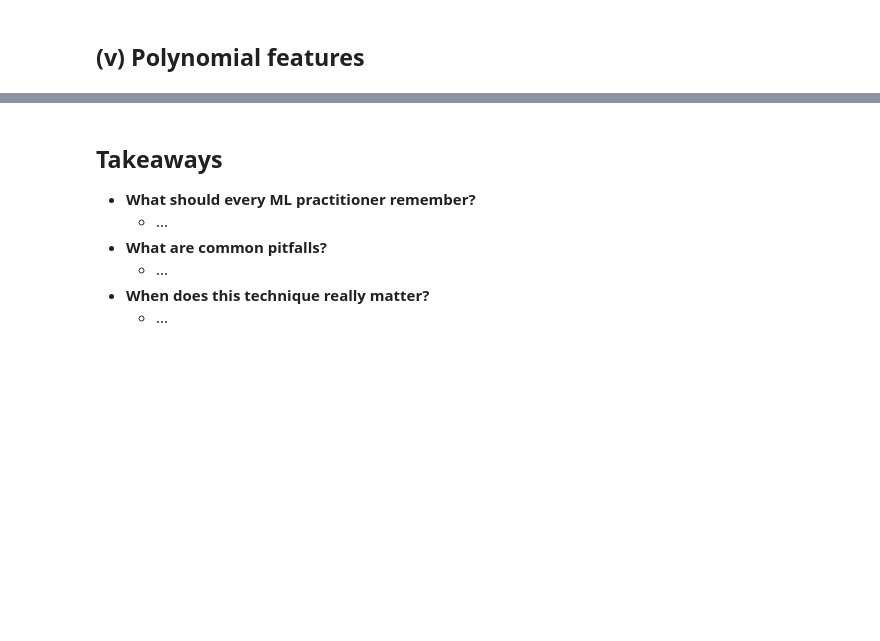
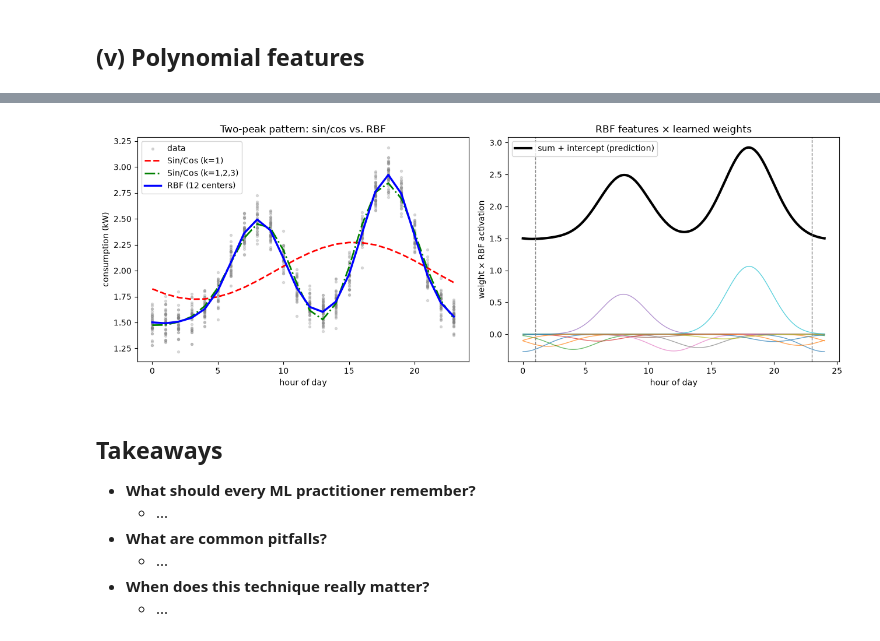
Before and after one commit to noraberinger/FeatureEngineering_HS2026, a Jupyter notebook: 02_Feature_Transformation.ipynb, the cells around one changed output, grey strips where cells are left out. Saved outputs shown, nothing was run; the diff lists cells and outputs as text; code cells hidden in the pictures; blank space fills up the shorter version.

Commit message:
Initial Commit for Periodic Features

```diff
--- a/02_Feature_Transformation.ipynb
+++ b/02_Feature_Transformation.ipynb
@@ -48,0 +170,77 @@ Most learners make implicit assumptions about their inputs: linear models assume
+# %%
+from sklearn.linear_model import Ridge
+
+P = 24
+
+def circ_dist(x, c, period=P):
+    d = np.abs(np.asarray(x)[:, None] - np.asarray(c)[None, :])
+    return np.minimum(d, period - d)
+
+def gauss(x, mu, sigma):
+    return np.exp(-circ_dist(x, [mu]).ravel()**2 / (2 * sigma**2))
+
+# Synthetic data with TWO peaks: 8:00 (smaller) and 18:00 (larger)
+rng = np.random.default_rng(0)
+hour = rng.integers(0, 24, size=1000)
+y = (1.5 + 1.0 * gauss(hour, 8, 2) + 1.4 * gauss(hour, 18, 2)
+     + rng.normal(0, 0.1, size=1000))
+df = pd.DataFrame({"hour": hour, "y": y})
+
+# Feature Sets
+def sincos(h, harmonics=(1,)):
+    cols = {}
+    for k in harmonics:
+        cols[f"sin{k}"] = np.sin(2*np.pi*k*h/P)
+        cols[f"cos{k}"] = np.cos(2*np.pi*k*h/P)
+    return pd.DataFrame(cols)
+
+centers = np.linspace(0, P, 12, endpoint=False)   # 0, 2, 4, ..., 22
+gamma = 0.15
+
+def rbf(h, centers=centers, gamma=gamma):
+    h = np.asarray(h)
+    return pd.DataFrame(np.exp(-gamma * circ_dist(h, centers)**2),
+                        columns=[f"rbf_{int(c)}" for c in centers])
+
+feature_sets = {
+    "Sin/Cos (k=1)":       lambda h: sincos(h, (1,)),
+    "Sin/Cos (k=1,2,3)":   lambda h: sincos(h, (1, 2, 3)),
+    "RBF (12 centers)":    lambda h: rbf(h),
+}
+
+models = {}
+for name, f in feature_sets.items():
+    m = Ridge(alpha=1e-3).fit(f(df["hour"]), df["y"])
+    models[name] = m
+    print(f"{name:20s} features={f(df['hour']).shape[1]:2d}  "
+          f"R² = {r2_score(df['y'], m.predict(f(df['hour']))):.3f}")
+
+# Visualisation
+grid = np.arange(0, 24)
+fig, ax = plt.subplots(1, 2, figsize=(13, 4.8))
+
+# Left: fits
+ax[0].scatter(df["hour"], df["y"], s=8, alpha=0.25, color="gray", label="data")
+styles = {"Sin/Cos (k=1)": ("r--", 2), "Sin/Cos (k=1,2,3)": ("g-.", 2), "RBF (12 centers)": ("b-", 2.5)}
+for name, f in feature_sets.items():
+    s, lw = styles[name]
+    ax[0].plot(grid, models[name].predict(f(grid)), s, lw=lw, label=name)
+ax[0].set(xlabel="hour of day", ylabel="consumption (kW)",
+          title="Two-peak pattern: sin/cos vs. RBF")
+ax[0].legend()
+
+# Right: weighted basis functions
+fine = np.linspace(0, 24, 400)
+Phi = np.exp(-gamma * circ_dist(fine, centers)**2)
+m = models["RBF (12 centers)"]
+for j, c in enumerate(centers):
+    ax[1].plot(fine, Phi[:, j] * m.coef_[j], lw=1, alpha=0.7)
+ax[1].plot(fine, Phi @ m.coef_ + m.intercept_, "k-", lw=3, label="sum + intercept (prediction)")
+for h in (23, 1):
+    ax[1].axvline(h, color="gray", ls="--", lw=1)
+ax[1].set(xlabel="hour of day", ylabel="weight × RBF activation",
+          title="RBF features × learned weights")
+ax[1].legend(loc="upper left")
+plt.tight_layout()
+plt.show()
+# %% [output]
@@ -49,3 +250,4 @@ Most learners make implicit assumptions about their inputs: linear models assume
+[figure, added]
 # %% [markdown]
 ## Takeaways
 
```
Also changed, not shown: parts of 7 cells of this notebook.
